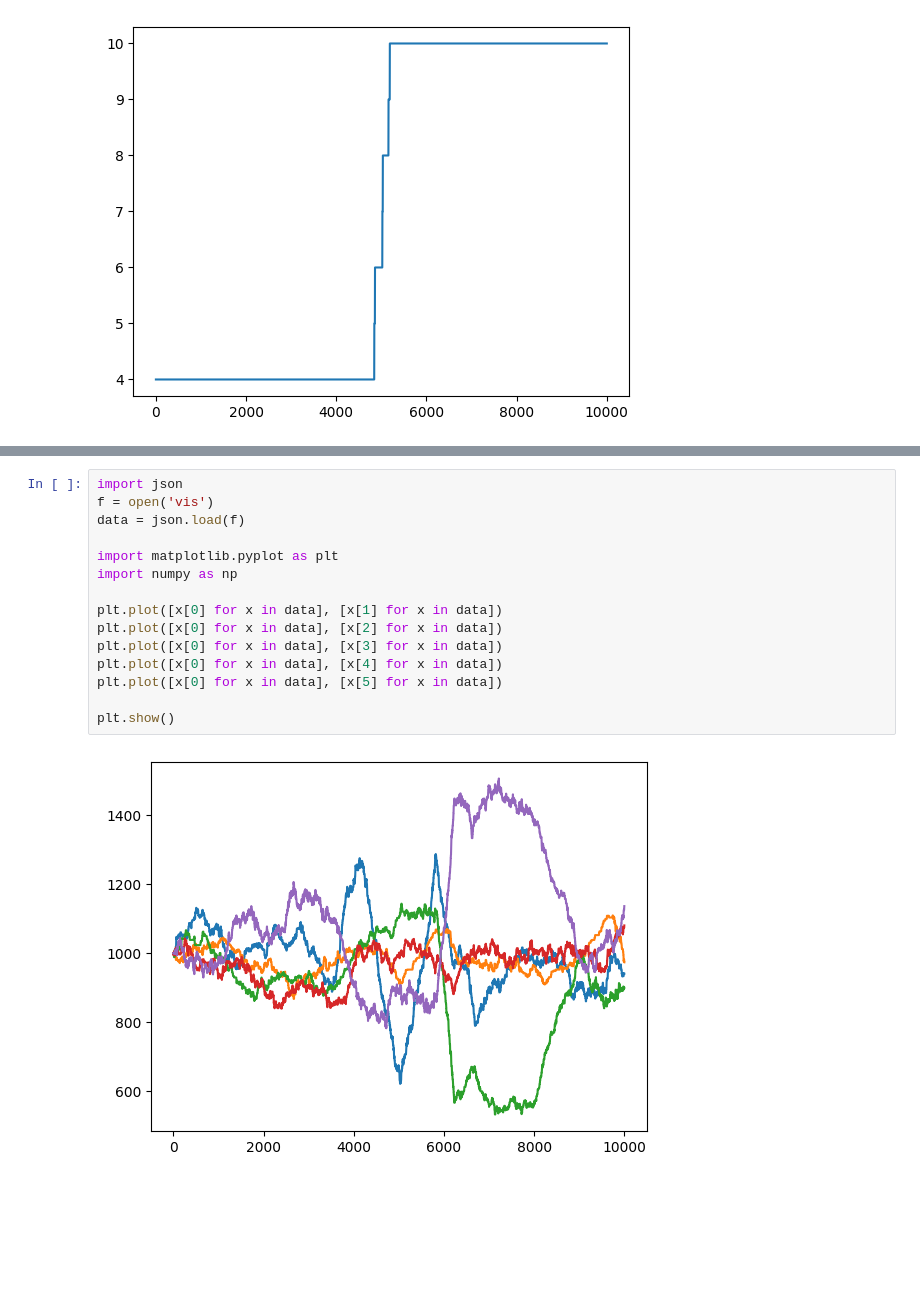
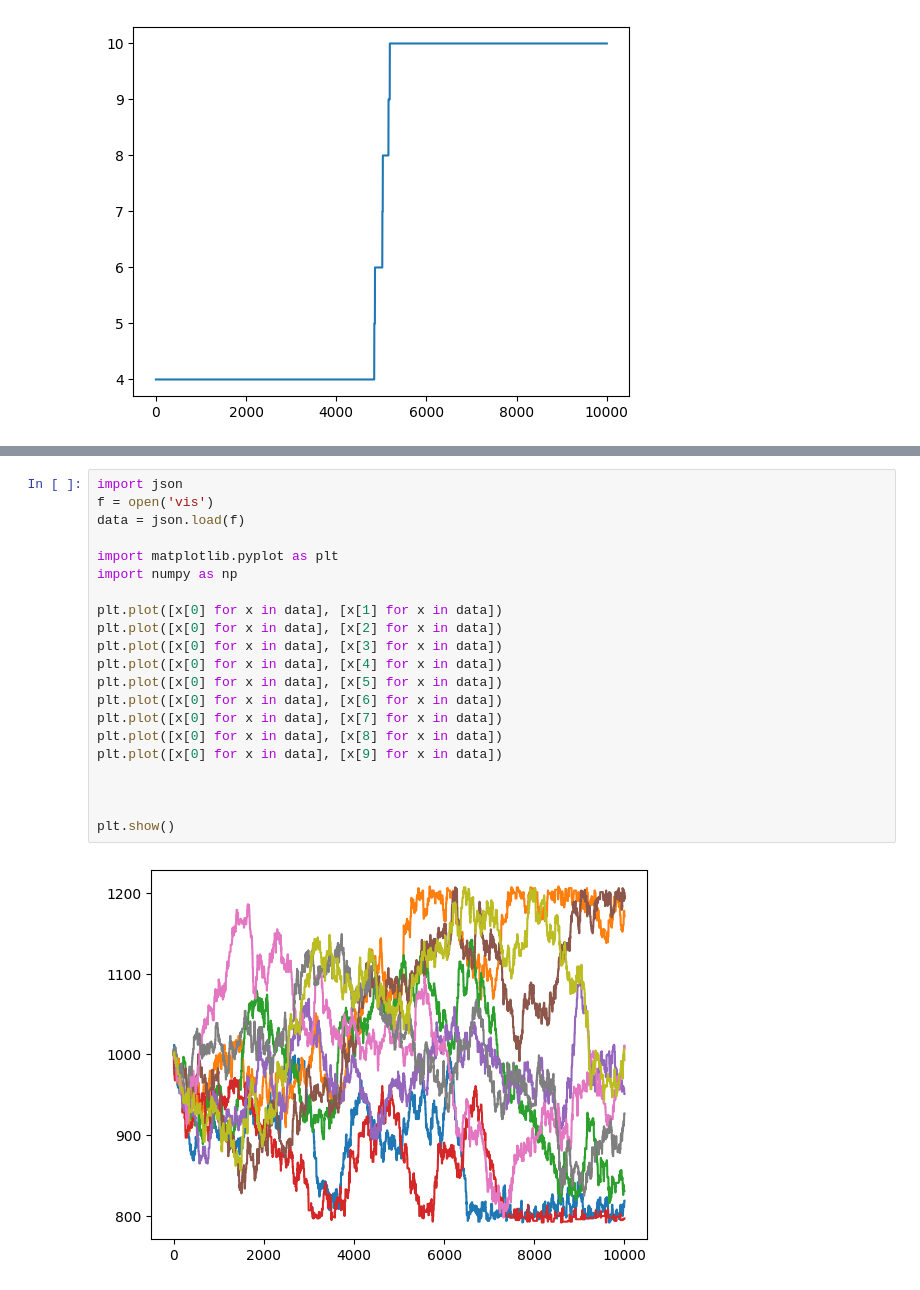
Before and after one commit to mlvl36667/lnsim, a Jupyter notebook: graphviz.ipynb, the cells around one changed output, grey strips where cells are left out. Drawn from its saved outputs; the diff is of its cells as text; blank space fills up the shorter version.

```diff
--- a/graphviz.ipynb
+++ b/graphviz.ipynb
@@ -180,17 +126,23 @@ plt.show()
-# %%
-import json
-f = open('vis')
-data = json.load(f)
-
-import matplotlib.pyplot as plt
-import numpy as np
-
-plt.plot([x[0] for x in data], [x[1] for x in data])
-plt.plot([x[0] for x in data], [x[2] for x in data])
-plt.plot([x[0] for x in data], [x[3] for x in data])
-plt.plot([x[0] for x in data], [x[4] for x in data])
-plt.plot([x[0] for x in data], [x[5] for x in data])
-
-plt.show()
-# %% [output]
-[figure, removed]
+# %%
+import json
+f = open('vis')
+data = json.load(f)
+
+import matplotlib.pyplot as plt
+import numpy as np
+
+plt.plot([x[0] for x in data], [x[1] for x in data])
+plt.plot([x[0] for x in data], [x[2] for x in data])
+plt.plot([x[0] for x in data], [x[3] for x in data])
+plt.plot([x[0] for x in data], [x[4] for x in data])
+plt.plot([x[0] for x in data], [x[5] for x in data])
+plt.plot([x[0] for x in data], [x[6] for x in data])
+plt.plot([x[0] for x in data], [x[7] for x in data])
+plt.plot([x[0] for x in data], [x[8] for x in data])
+plt.plot([x[0] for x in data], [x[9] for x in data])
+
+
+
+plt.show()
+# %% [output]
+[figure, added]
```
Also changed, not shown: parts of 6 cells of this notebook, 1 other file.
